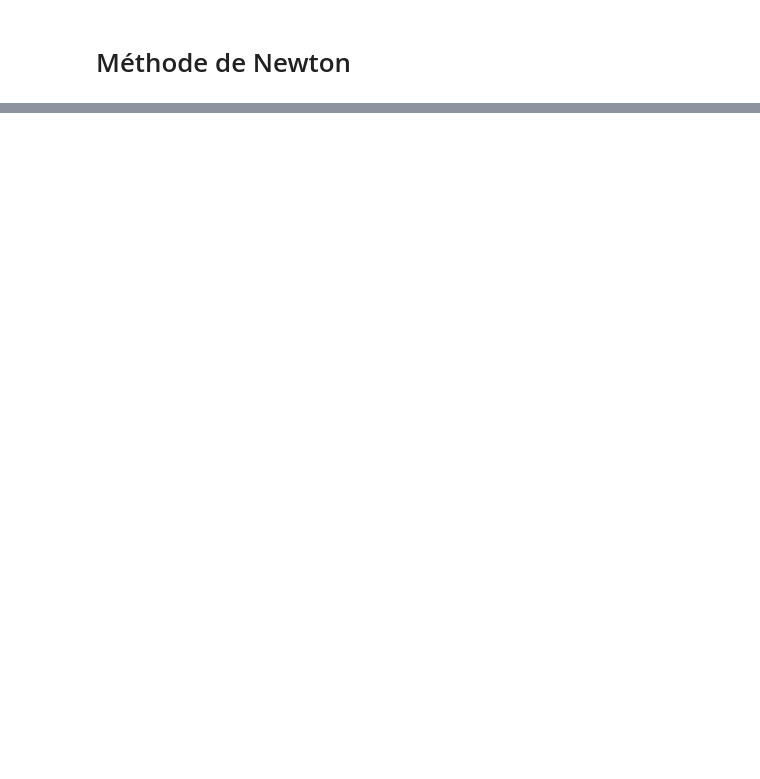
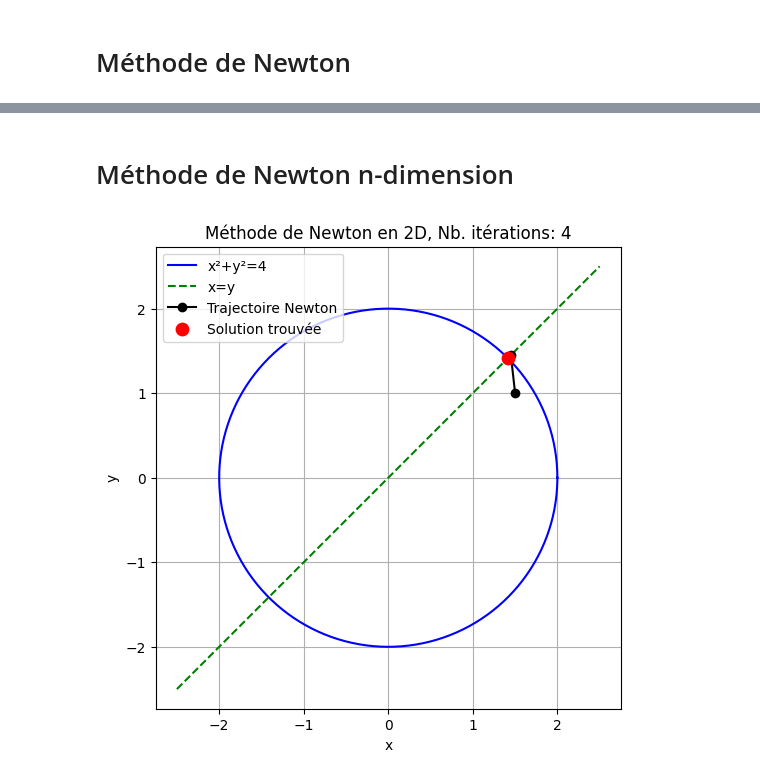
Before and after one commit to flotare/CAN, a Jupyter notebook: src/cours/C9_resolution_equation_non_lineaire/equation_non_lineaire.ipynb, the cells around one changed output, grey strips where cells are left out. Saved outputs shown, nothing was run; the diff lists cells and outputs as text; code cells hidden in the pictures; blank space fills up the shorter version.

Commit message:
ajout du chapitre de résolution d'équations non linéaires par méthode de Newton

```diff
--- a/src/cours/C9_resolution_equation_non_lineaire/equation_non_lineaire.ipynb
+++ b/src/cours/C9_resolution_equation_non_lineaire/equation_non_lineaire.ipynb
@@ -154,0 +170,2 @@ plt.show()
+# %% [markdown]
+# Méthode de Newton n-dimension
@@ -154,0 +192,28 @@ plt.show()
+# %%
+list_x_k = np.array(methode.newton_nD(f=f, J=J, x0=x_0, tol=tolerence, max_iter=max_iter))
+# %%
+plt.figure(figsize=(6,6))
+
+# Cercle x^2+y^2=4
+theta = np.linspace(0, 2*np.pi, 300)
+plt.plot(2*np.cos(theta), 2*np.sin(theta), 'b-', label='x²+y²=4')
+
+# Ligne x=y
+xx = np.linspace(-2.5, 2.5, 200)
+plt.plot(xx, xx, 'g--', label='x=y')
+
+# Trajectoire de Newton
+plt.plot(list_x_k[:,0], list_x_k[:,1], 'ko-', label='Trajectoire Newton')
+
+# Solution finale
+plt.scatter(list_x_k[-1,0], list_x_k[-1,1], color='red', s=80, zorder=5, label='Solution trouvée')
+
+plt.xlabel("x")
+plt.ylabel("y")
+plt.title(f"Méthode de Newton en 2D, Nb. itérations: {len(list_x_k)}")
+plt.legend()
+plt.axis("equal")
+plt.grid(True)
+plt.show()
+# %% [output]
+[figure, added]
```
Also changed, not shown: parts of 8 cells of this notebook, 1 other file.
